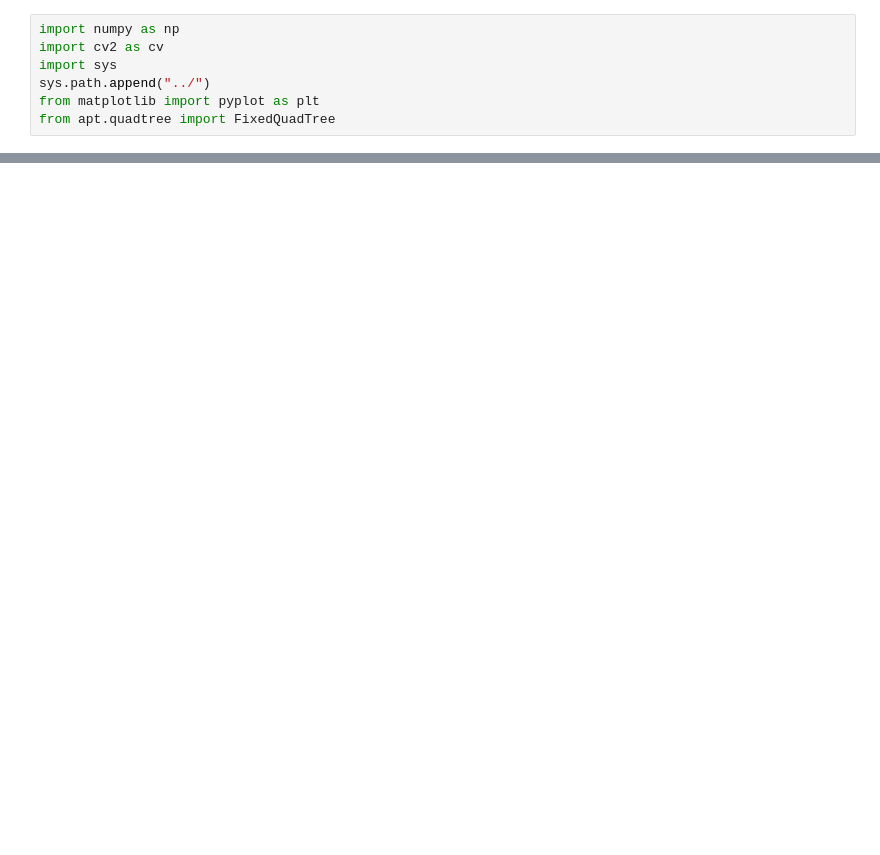
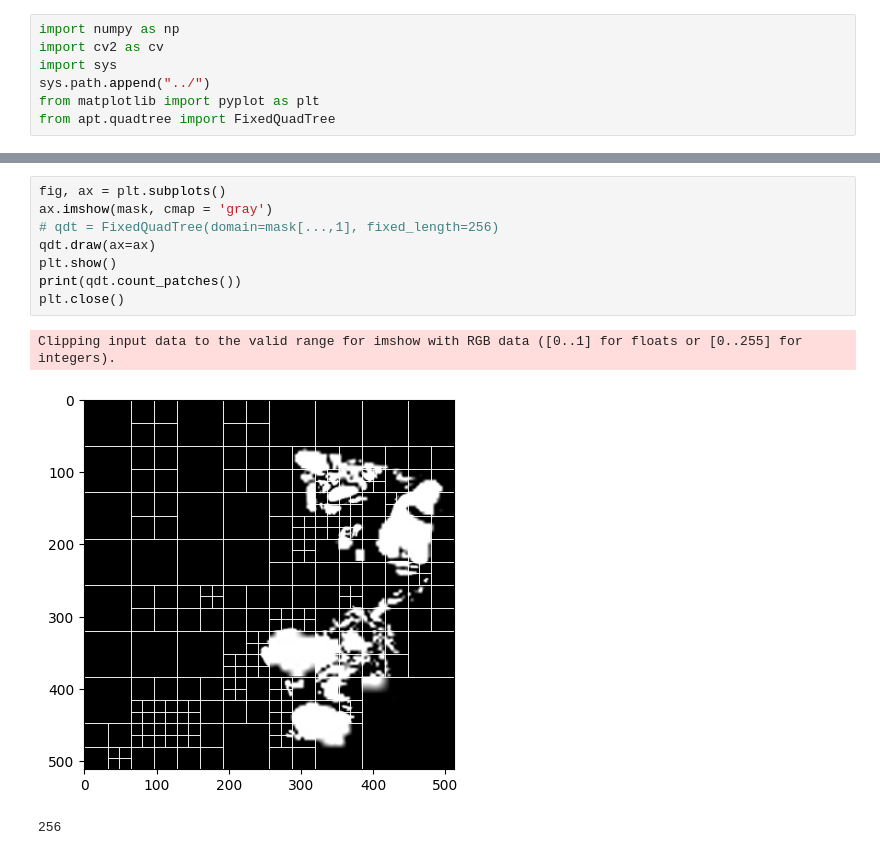
Before and after one commit to zhangenzhi/apt, a Jupyter notebook: utils/patchify.ipynb, the cells around one changed output, grey strips where cells are left out. Cells and saved outputs as stored; diff of their text form; blank space fills up the shorter version.

```diff
--- a/utils/patchify.ipynb
+++ b/utils/patchify.ipynb
@@ -98,0 +105,12 @@ plt.close()
+# %%
+fig, ax = plt.subplots()
+ax.imshow(mask, cmap = 'gray')
+# qdt = FixedQuadTree(domain=mask[...,1], fixed_length=256)
+qdt.draw(ax=ax)
+plt.show()
+print(qdt.count_patches())
+plt.close()
+# %% [output]
+Clipping input data to the valid range for imshow with RGB data ([0..1] for floats or [0..255] for integers).
+[figure, added]
+256
```
Also changed, not shown: parts of 6 cells of this notebook, 1 other file.
